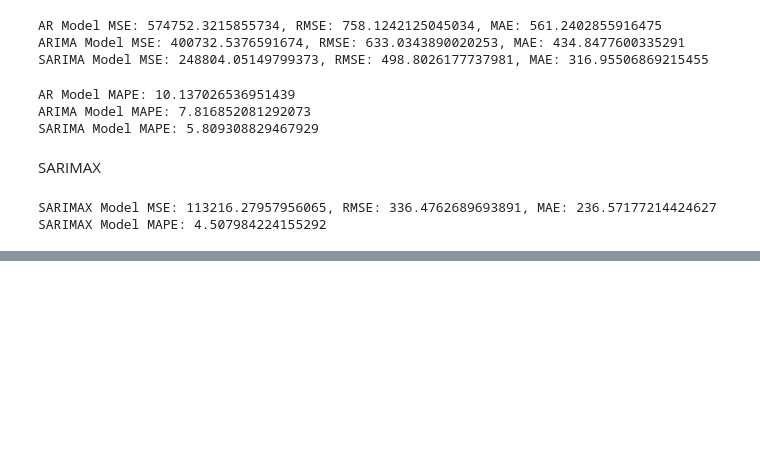
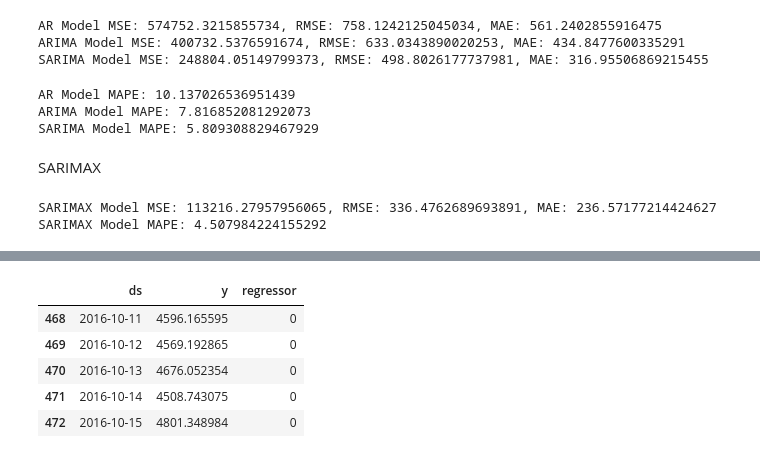
Before and after one commit to atomikkus/time_series, a Jupyter notebook: adease.ipynb, the cells around one changed output, grey strips where cells are left out. Drawn from its saved outputs; the diff is of its cells as text; code cells hidden in the pictures; blank space fills up the shorter version.

```diff
--- a/adease.ipynb
+++ b/adease.ipynb
@@ -490,0 +486,9 @@ import prophet as pt
+# %%
+ptrain.tail()
+# %% [output]
+|  | ds | y | regressor |
+| 468 | 2016-10-11 | 4596.165595 | 0 |
+| 469 | 2016-10-12 | 4569.192865 | 0 |
+| 470 | 2016-10-13 | 4676.052354 | 0 |
+| 471 | 2016-10-14 | 4508.743075 | 0 |
+| 472 | 2016-10-15 | 4801.348984 | 0 |
```
Also changed, not shown: parts of 8 cells of this notebook.
